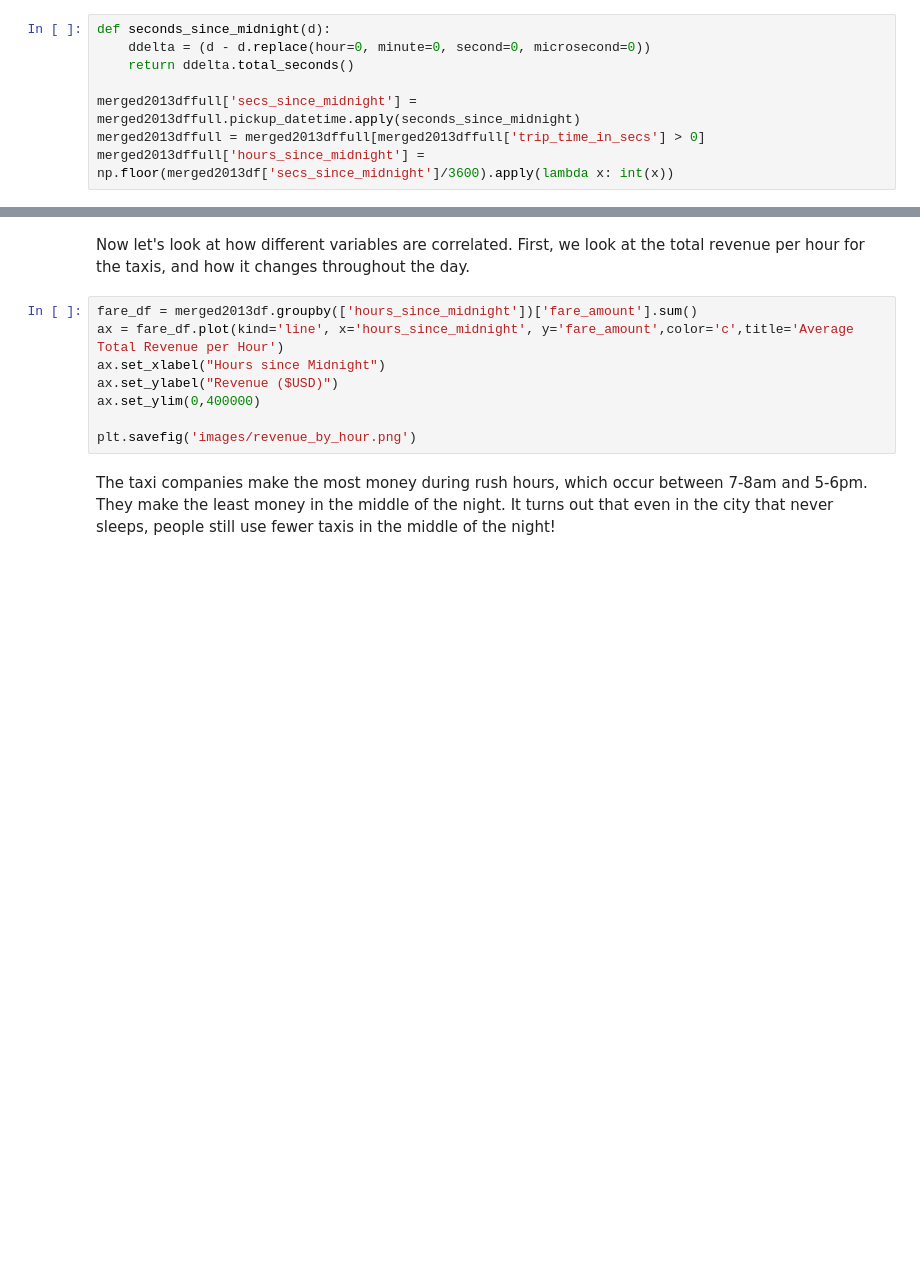
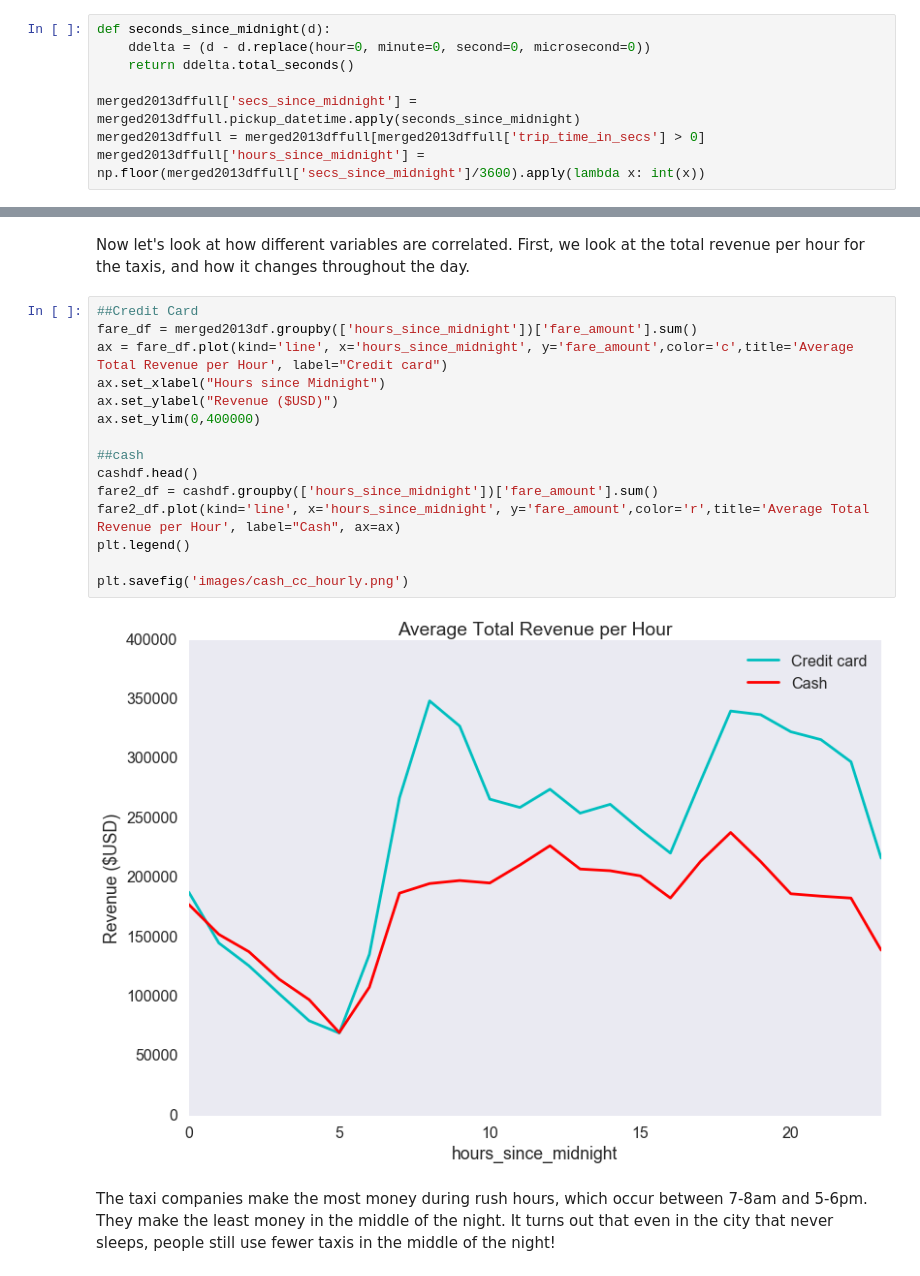
Before and after one commit to AOrlov8957/CS109FinalProject, a Jupyter notebook: Final Project Notebook.ipynb, the cells around one changed output, grey strips where cells are left out. Cells and saved outputs as stored; diff of their text form; blank space fills up the shorter version.

```diff
--- a/Final Project Notebook.ipynb
+++ b/Final Project Notebook.ipynb
@@ -219,7 +269,7 @@ def seconds_since_midnight(d):
 
 merged2013dffull['secs_since_midnight'] = merged2013dffull.pickup_datetime.apply(seconds_since_midnight)
 merged2013dffull = merged2013dffull[merged2013dffull['trip_time_in_secs'] > 0]
-merged2013dffull['hours_since_midnight'] = np.floor(merged2013df['secs_since_midnight']/3600).apply(lambda x: int(x))
+merged2013dffull['hours_since_midnight'] = np.floor(merged2013dffull['secs_since_midnight']/3600).apply(lambda x: int(x))
 # %% [markdown]
 #### Filter out Cash transactions
 # %%
@@ -300,13 +394,22 @@ In this subset of 20 days, there is an estimated $872,383 worth of tips that goe
 # %% [markdown]
 Now let's look at how different variables are correlated. First, we look at the total revenue per hour for the taxis, and how it changes throughout the day.
 # %%
+##Credit Card
 fare_df = merged2013df.groupby(['hours_since_midnight'])['fare_amount'].sum()
-ax = fare_df.plot(kind='line', x='hours_since_midnight', y='fare_amount',color='c',title='Average Total Revenue per Hour')
+ax = fare_df.plot(kind='line', x='hours_since_midnight', y='fare_amount',color='c',title='Average Total Revenue per Hour', label="Credit card")
 ax.set_xlabel("Hours since Midnight")
 ax.set_ylabel("Revenue ($USD)")
 ax.set_ylim(0,400000)
 
-plt.savefig('images/revenue_by_hour.png')
+##cash
+cashdf.head()
+fare2_df = cashdf.groupby(['hours_since_midnight'])['fare_amount'].sum()
+fare2_df.plot(kind='line', x='hours_since_midnight', y='fare_amount',color='r',title='Average Total Revenue per Hour', label="Cash", ax=ax)
+plt.legend()
+
+plt.savefig('images/cash_cc_hourly.png')
+# %% [output]
+[figure, added]
 # %% [markdown]
 The taxi companies make the most money during rush hours, which occur between 7-8am and 5-6pm. They make the least money in the middle of the night. It turns out that even in the city that never sleeps, people still use fewer taxis in the middle of the night!
 # %%
```
Also changed, not shown: parts of 80 cells of this notebook, 2 other files.
